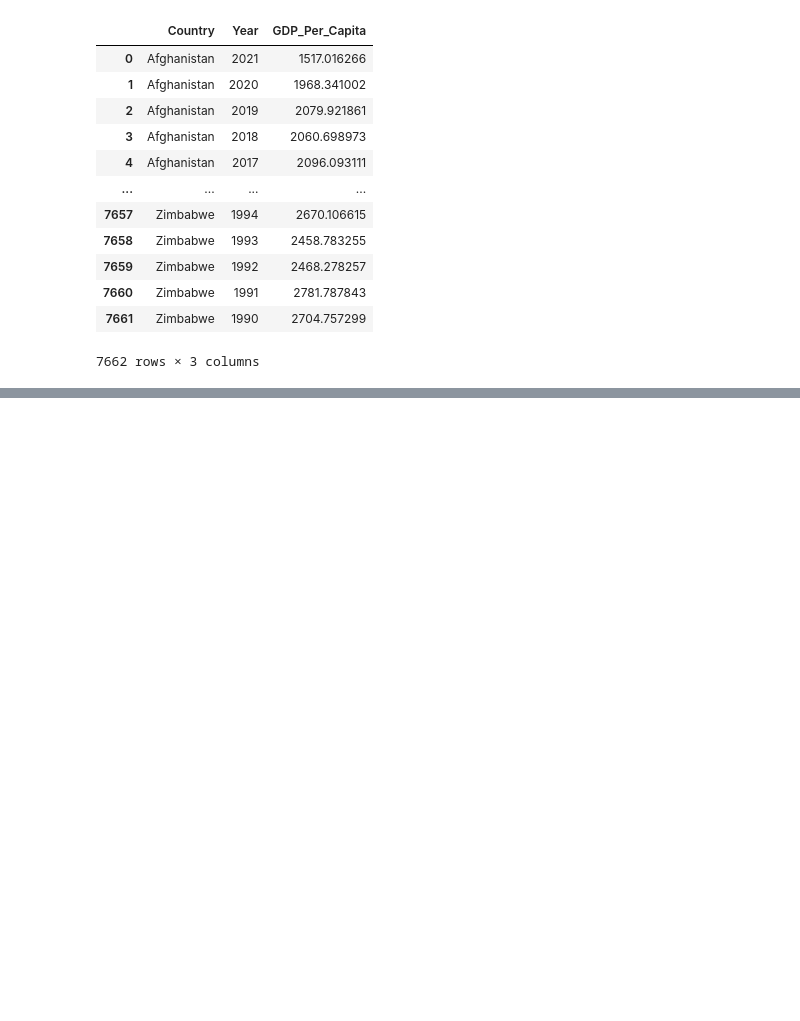
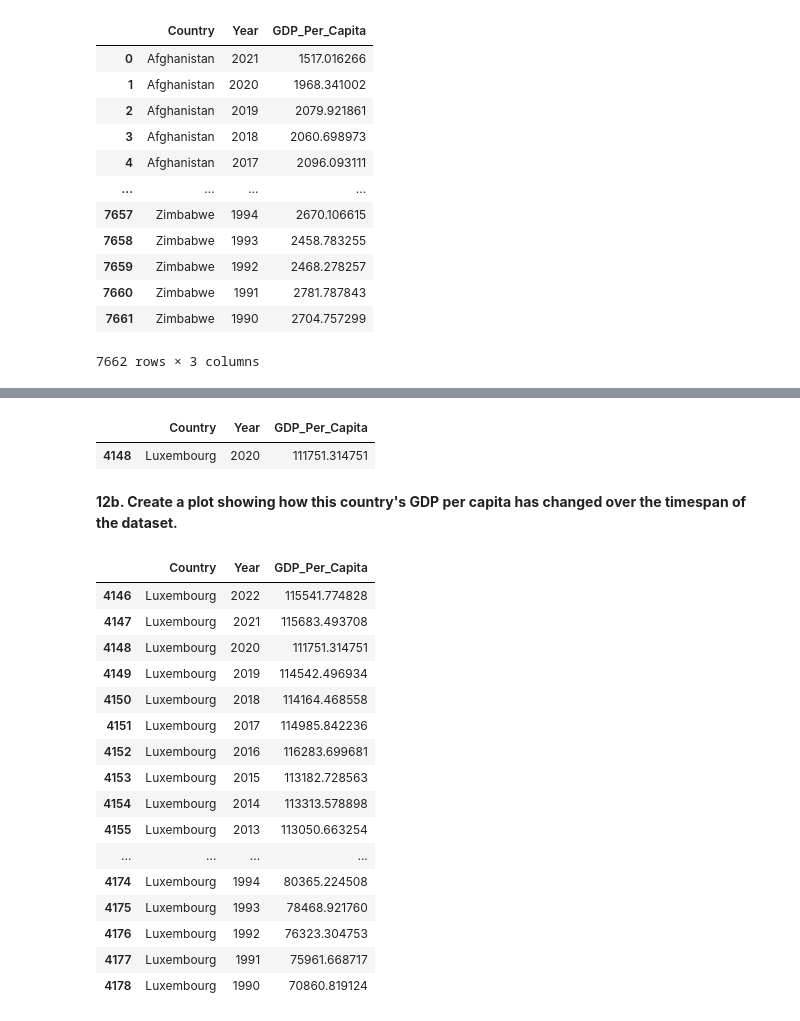
Before and after one commit to NSS-Full-Time-Data-Analytics-14/gdp-and-internet-usage-j2das1, a Jupyter notebook: notebook/UN_gdp_internetuse_project.ipynb, the cells around one changed output, grey strips where cells are left out. Cells and saved outputs as stored; diff of their text form; code cells hidden in the pictures; blank space fills up the shorter version.

```diff
--- a/notebook/UN_gdp_internetuse_project.ipynb
+++ b/notebook/UN_gdp_internetuse_project.ipynb
@@ -315,0 +321,7 @@ m_year
+# %%
+gdp_2020_max
+# %% [output]
+|  | Country | Year | GDP_Per_Capita |
+| 4148 | Luxembourg | 2020 | 111751.314751 |
+# %% [markdown]
+**12b. Create a plot showing how this country's GDP per capita has changed over the timespan of the dataset.**
@@ -315,0 +330,20 @@ m_year
+# %%
+gdp_lux
+# %% [output]
+|  | Country | Year | GDP_Per_Capita |
+| 4146 | Luxembourg | 2022 | 115541.774828 |
+| 4147 | Luxembourg | 2021 | 115683.493708 |
+| 4148 | Luxembourg | 2020 | 111751.314751 |
+| 4149 | Luxembourg | 2019 | 114542.496934 |
+| 4150 | Luxembourg | 2018 | 114164.468558 |
+| 4151 | Luxembourg | 2017 | 114985.842236 |
+| 4152 | Luxembourg | 2016 | 116283.699681 |
+| 4153 | Luxembourg | 2015 | 113182.728563 |
+| 4154 | Luxembourg | 2014 | 113313.578898 |
+| 4155 | Luxembourg | 2013 | 113050.663254 |
+| ... | ... | ... | ... |
+| 4174 | Luxembourg | 1994 | 80365.224508 |
+| 4175 | Luxembourg | 1993 | 78468.921760 |
+| 4176 | Luxembourg | 1992 | 76323.304753 |
+| 4177 | Luxembourg | 1991 | 75961.668717 |
+| 4178 | Luxembourg | 1990 | 70860.819124 |
```
Also changed, not shown: parts of 60 cells of this notebook.
